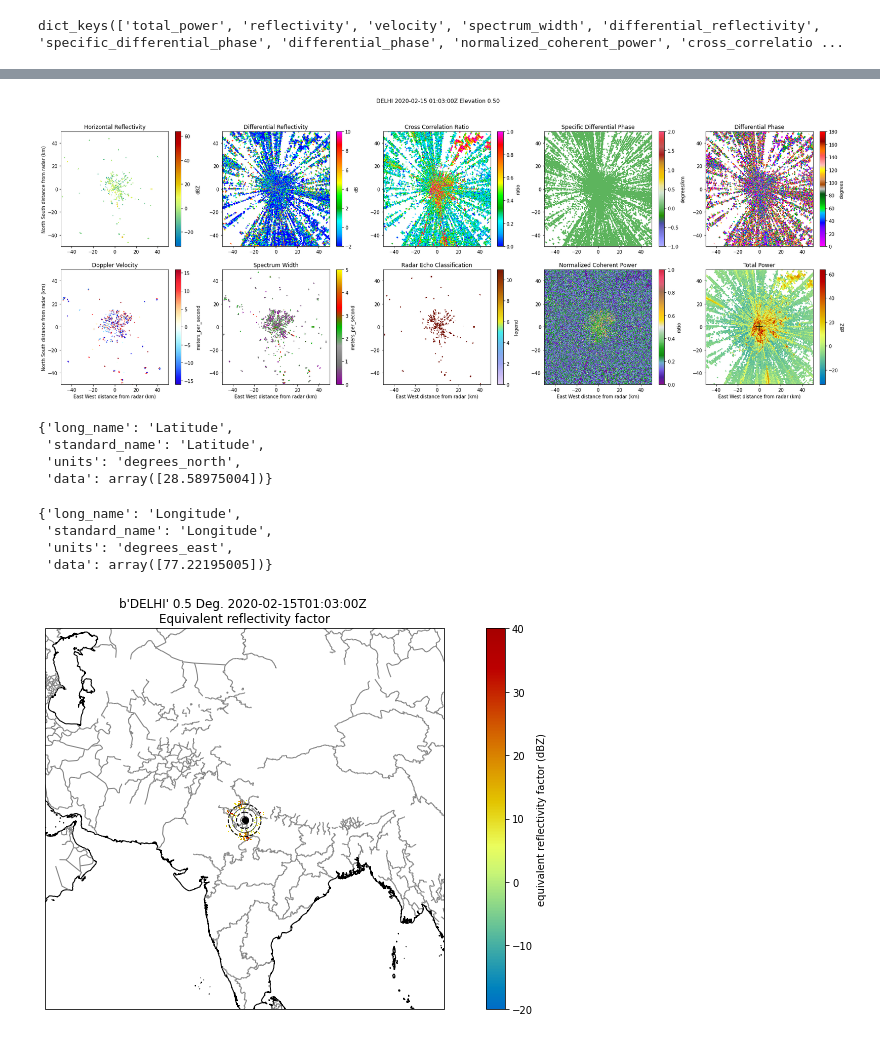
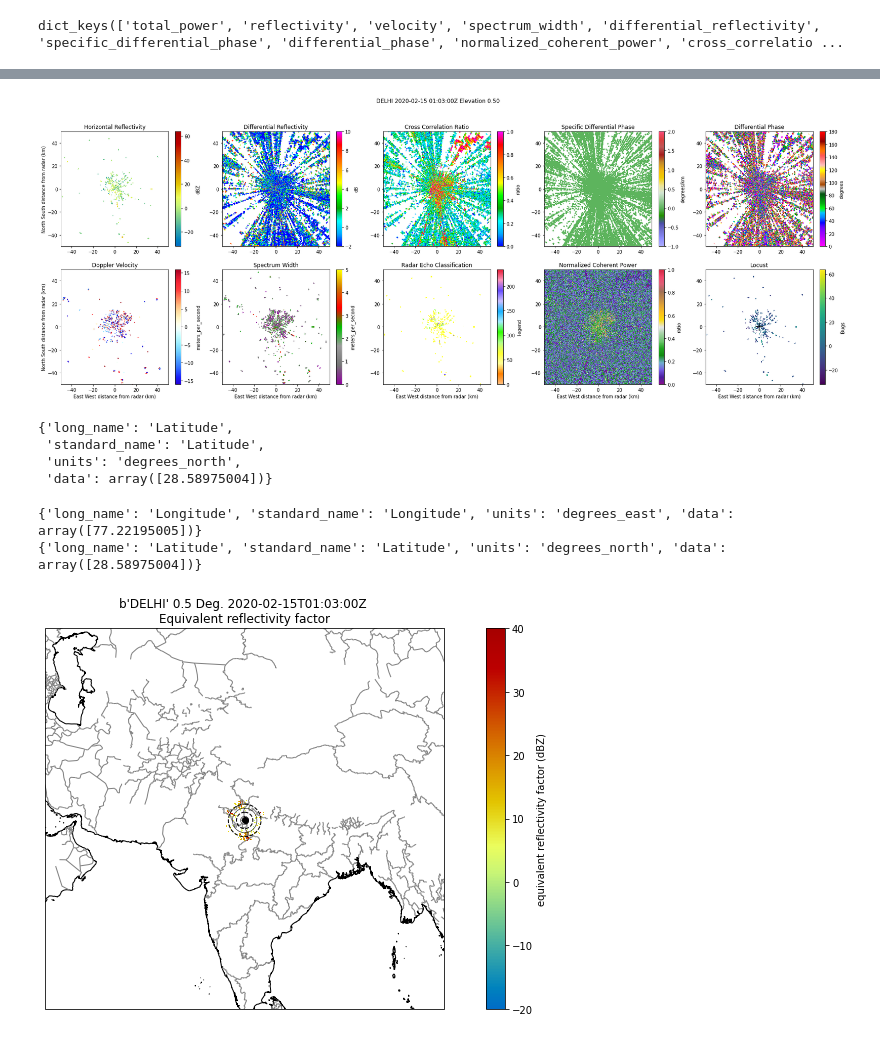
Before and after one commit to rrniii/PestDAR, a Jupyter notebook: notebooks/Read_India_Vaisala_IRIS_Files.ipynb, the cells around one changed output, grey strips where cells are left out. Saved outputs shown, nothing was run; the diff lists cells and outputs as text; code cells hidden in the pictures.

```diff
--- a/notebooks/Read_India_Vaisala_IRIS_Files.ipynb
+++ b/notebooks/Read_India_Vaisala_IRIS_Files.ipynb
@@ -79,6 +103,24 @@ radar.fields['reflectivity']
 fpath = '/Volumes/Neely/PestDAR/Indian_Raw_Radar_Data/DLI200215010229.RAWASHA'
 radar=pyart.io.read_sigmet(fpath)
 display = pyart.graph.RadarDisplay(radar)
+
+
+locust=radar.fields['reflectivity']['data']
+
+locust[np.where((locust.data>10) & (radar.fields['differential_reflectivity']['data']>10) & (radar.fields['cross_correlation_ratio']['data']<0.6))]=100
+locust[np.where((locust.data<=10) & (radar.fields['differential_reflectivity']['data']<=10) & (radar.fields['cross_correlation_ratio']['data']>=0.6))].mask=True
+radar.add_field_like('reflectivity','locust',locust,replace_existing=True)
+
+
+
+radar.fields['locust']['units']='Bugs'
+radar.fields['locust']['standard_name']='locust'
+radar.fields['locust']['standard_name']='locust'
+radar.fields['locust']['long_name']='locust'
+
+#Plotting Options
+ele = 0 #Elevation
+R = 50#  #Min and Mac Range from Radar in km
 
 # set the figure title and show
 instrument_name = radar.metadata['instrument_name'].decode('utf-8')
@@ -87,10 +129,6 @@ time_text = ' ' + time_start.strftime('%Y-%m-%d %H:%M:%SZ')
 elevation = radar.fixed_angle['data'][ele]
 title = instrument_name + time_text + ' Elevation %.2f' % (elevation)
 title
-
-#Plotting Options
-ele = 0 #Elevation
-R = 50#  #Min and Mac Range from Radar in km
 
 #Figure Options
 width=30 #in inches
@@ -103,7 +141,7 @@ ncols=5
 
 
 ax1 = fig.add_subplot(nrows,ncols,1)
-display.plot('reflectivity',ele,ax=ax1, vmin=-32, vmax=16., title='Horizontal Reflectivity', colorbar_label=radar.fields['reflectivity']['units'],
+display.plot('reflectivity',ele,ax=ax1, vmin=-32, vmax=64., title='Horizontal Reflectivity', colorbar_label=radar.fields['reflectivity']['units'],
              axislabels=('', 'North South distance from radar (km)'))
 display.set_limits((-R, R), (-R, R), ax=ax1)
 
@@ -135,37 +173,37 @@ display.set_limits((-R, R), (-R, R), ax=ax5)
 ax6 = fig.add_subplot(nrows,ncols,6)
 display.plot('velocity',ele,ax=ax6, vmin=-16, vmax=16., title='Doppler Velocity', colorbar_label=radar.fields['velocity']['units'],
              axislabels=('East West distance from radar (km)', 'North South distance from radar (km)'))
 display.set_limits((-R, R), (-R, R), ax=ax6)
 
 
 ax7 = fig.add_subplot(nrows,ncols,7)
 display.plot('spectrum_width', ele, ax=ax7, vmin=0, vmax=5., title='Spectrum Width', colorbar_label=radar.fields['spectrum_width']['units'],
              axislabels=('East West distance from radar (km)', ''))
 display.set_limits((-R, R), (-R, R), ax=ax7)
 
 
 ax8 = fig.add_subplot(nrows,ncols,8)
-display.plot('radar_echo_classification', ele, ax=ax8, title='Radar Echo Classification', colorbar_label=radar.fields['radar_echo_classification']['units'],
-             axislabels=('East West distance from radar (km)', ''))
+display.plot('radar_echo_classification', ele, ax=ax8, vmin=0, vmax=234, title='Radar Echo Classification', colorbar_label=radar.fields['radar_echo_classification']['units'],
+             axislabels=('East West distance from radar (km)', ''),cmap='pyart_Cat12')
 display.set_limits((-R, R), (-R, R), ax=ax8)
 
 
 ax9 = fig.add_subplot(nrows,ncols,9)
 display.plot('normalized_coherent_power', ele, ax=ax9, title='Normalized Coherent Power', colorbar_label=radar.fields['normalized_coherent_power']['units'],
              axislabels=('East West distance from radar (km)', ''))
 display.set_limits((-R, R), (-R, R), ax=ax9)
 
 
 ax10 = fig.add_subplot(nrows,ncols,10)
-display.plot('total_power', ele,ax=ax10, vmin=-32, vmax=64., title='Total Power', colorbar_label=radar.fields['total_power']['units'],
+display.plot('locust', ele,ax=ax10, vmin=-32, vmax=64., title='Locust', colorbar_label=radar.fields['locust']['units'],
              axislabels=('East West distance from radar (km)', ''))
 display.set_limits((-R, R), (-R, R), ax=ax10)
 
 display.plot_cross_hair(3.)
 plt.suptitle(title)
 plt.show()
 # %% [output]
-[figure, old version]
+[figure, new version]
 # %%
 radar.latitude
 # %% [output]
@@ -177,10 +215,8 @@ radar.latitude
 print(radar.longitude)
 print(radar.latitude)
 # %% [output]
-{'long_name': 'Longitude',
- 'standard_name': 'Longitude',
- 'units': 'degrees_east',
- 'data': array([77.22195005])}
+{'long_name': 'Longitude', 'standard_name': 'Longitude', 'units': 'degrees_east', 'data': array([77.22195005])}
+{'long_name': 'Latitude', 'standard_name': 'Latitude', 'units': 'degrees_north', 'data': array([28.58975004])}
 # %%
 display = pyart.graph.RadarMapDisplay(radar)
 
```
Also changed, not shown: parts of 6 cells of this notebook, 6 other files.
